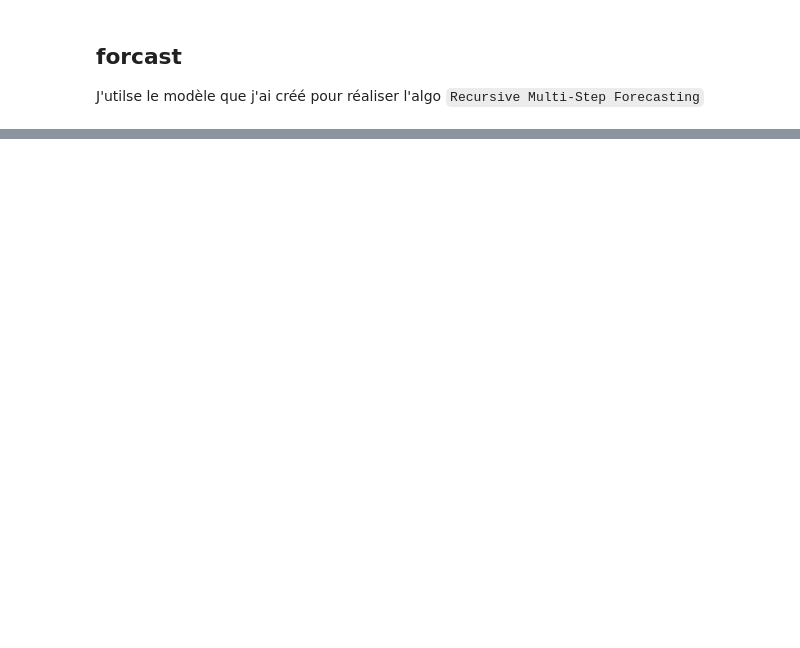
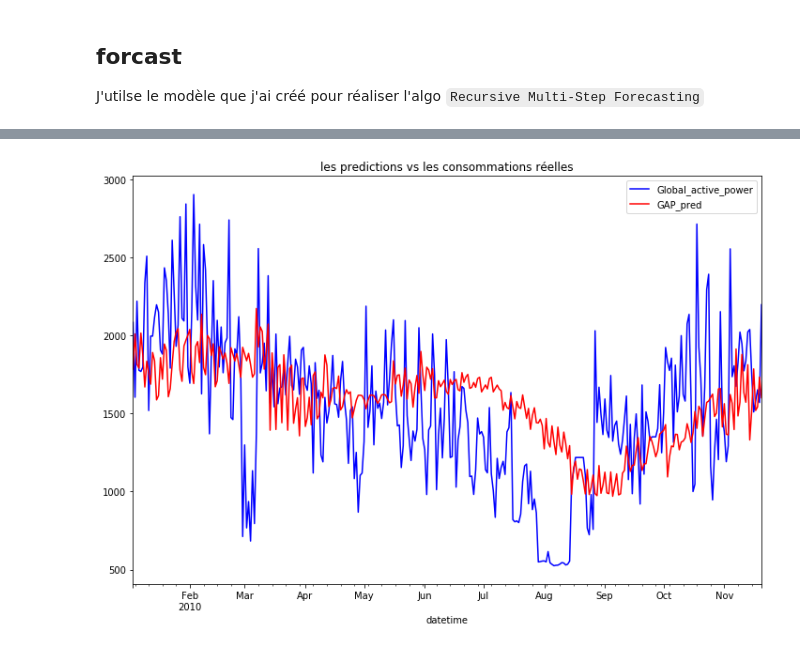
Before and after one commit to EnzoSeason/household_power_consumption, a Jupyter notebook: notebooks/Creation_modele.ipynb, the cells around one changed output, grey strips where cells are left out. Drawn from its saved outputs; the diff is of its cells as text; code cells hidden in the pictures; blank space fills up the shorter version.

Commit message:
model created

```diff
--- a/notebooks/Creation_modele.ipynb
+++ b/notebooks/Creation_modele.ipynb
@@ -34,7 +38,7 @@ def train_valid_diviser(values):
     train, valid = values[1:-328], values[-328:-6]
     return train, valid
 # %%
-train, valid = train_test_diviser(day_df.values)
+train, valid = train_valid_diviser(day_df.values)
 # %% [markdown]
 Maintenant, je prends `Global_active_power` qui est dans la première colonne.
 # %%
@@ -124,11 +130,11 @@ def model_prediction(model, train, valid, stride=7):
     history = list(train)
     pred = []
 
-    for i in range(0,len(valid),7):
-        train_x, train_y = feature_target_split(history)
+    for i in range(0,len(valid),stride):
+        train_x, train_y = feature_target_split(history, stride)
         step_model = create_step_model(model)
         step_model.fit(train_x, train_y)
-        pred_sequence = recursive_multi_step_forecasting(step_model, train_feature[-1, :])
+        pred_sequence = recursive_multi_step_forecasting(step_model, train_x[-1, :])
 
         pred.append(pred_sequence)
         # get real observation and add to history for predicting the next day
@@ -136,4 +142,4 @@ def model_prediction(model, train, valid, stride=7):
 
     return np.array(pred).flatten()
 # %%
-pred = model_prediction(LinearRegression(), train_conso, valid_conso)
+pred = model_prediction(LinearRegression(), train_conso, valid_conso, stride=7)
@@ -139,0 +152,11 @@ pred = model_prediction(LinearRegression(), train_conso, valid_conso)
+# %%
+valid_df = day_df[-328:-6].copy()
+valid_df['GAP_pred'] = pred
+# %%
+fig, ax = plt.subplots(figsize = (12, 8))
+ax = valid_df.Global_active_power.plot(color='b', legend=True)
+ax = valid_df.GAP_pred.plot(color='r', legend=True)
+ax.title.set_text('les predictions vs les consommations réelles')
+fig.savefig('../data/output/images/pred_year.png')
+# %% [output]
+[figure, added]
```
Also changed, not shown: parts of 8 cells of this notebook, 4 other files.
